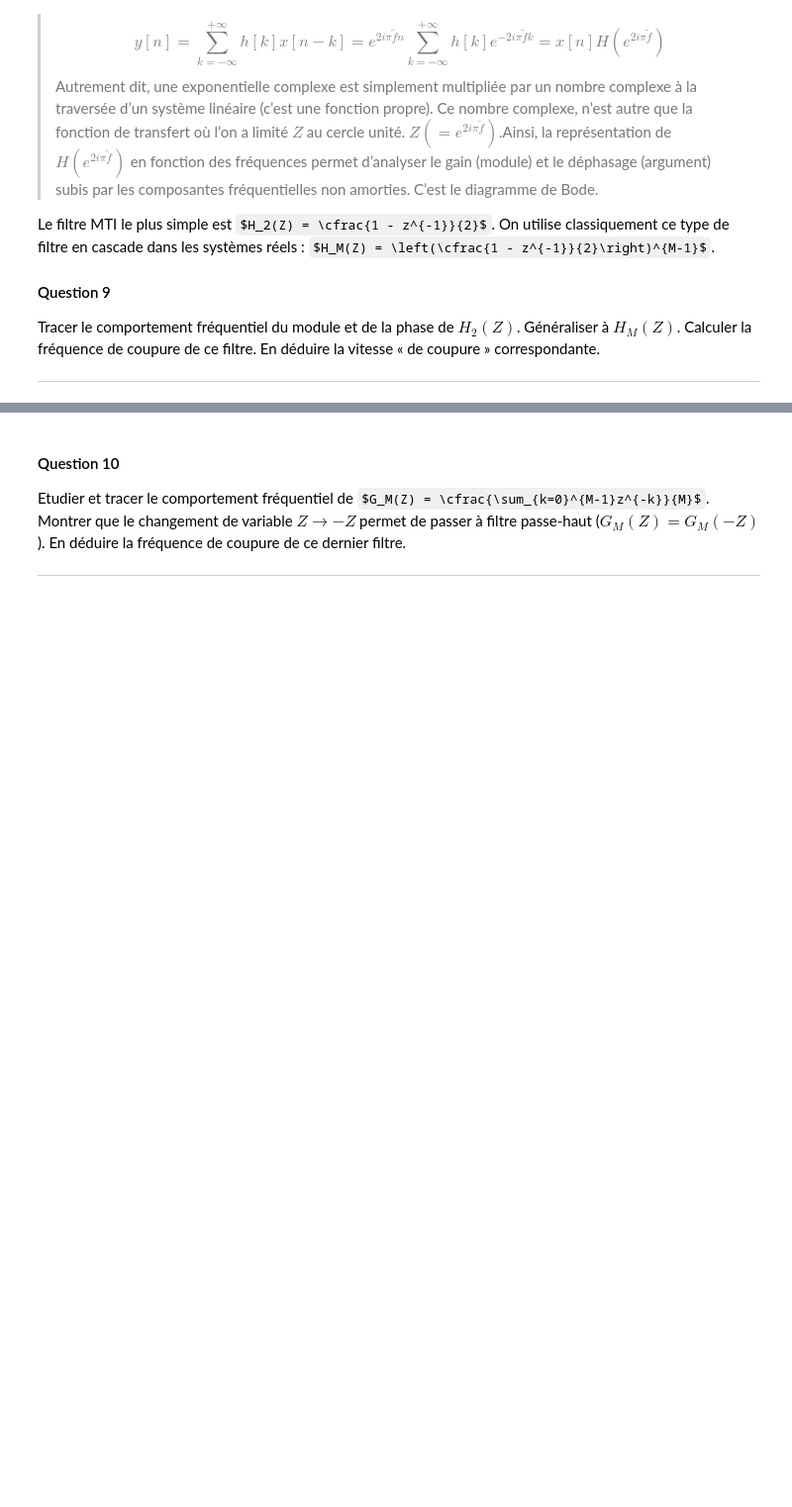
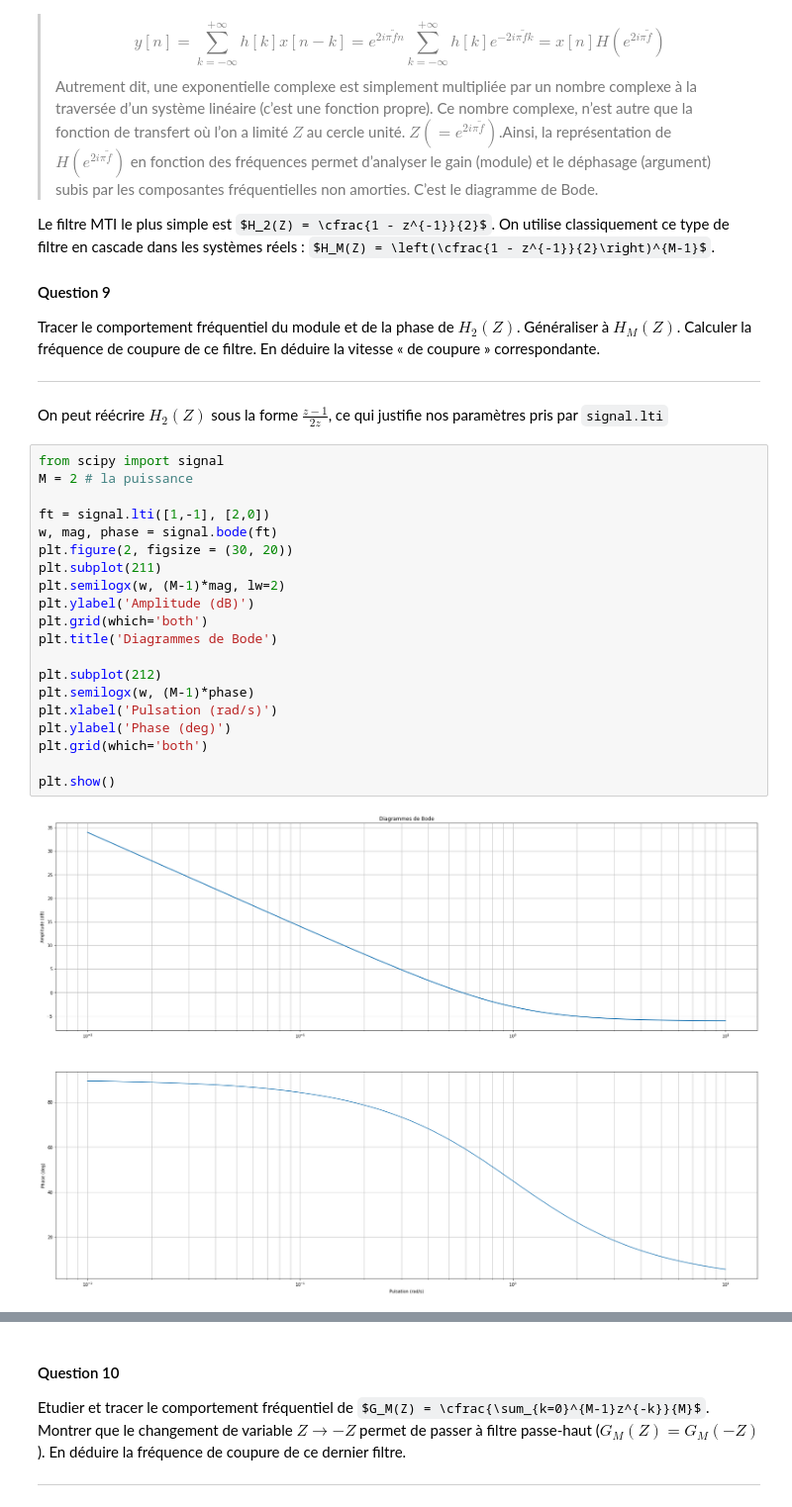
Before and after one commit to 21garbe/Traitement-du-siganl---1A, a Jupyter notebook: mini_projet_radar.ipynb, the cells around one changed output, grey strips where cells are left out. Shown at 99% size. Saved outputs shown, nothing was run; the diff lists cells and outputs as text; some formulas as TeX source; blank space fills up the shorter version.

```diff
--- a/mini_projet_radar.ipynb
+++ b/mini_projet_radar.ipynb
@@ -611,3 +611,27 @@ cascade dans les systèmes réels : $H_M(Z) = \left(\cfrac{1 - z^{-1}}{2}\righ
  Tracer le comportement fréquentiel du module et de la phase de $H_2(Z)$. Généraliser à $H_M(Z)$. Calculer la fréquence de coupure de ce filtre. En déduire la vitesse « de coupure » correspondante.
 
 ---
+# %% [markdown]
+On peut réécrire $H_2(Z)$ sous la forme $\frac{z-1}{2z}$, ce qui justifie nos paramètres pris par <code>signal.lti</code>
+# %%
+from scipy import signal
+M = 2 # la puissance
+
+ft = signal.lti([1,-1], [2,0])
+w, mag, phase = signal.bode(ft)
+plt.figure(2, figsize = (30, 20))
+plt.subplot(211)
+plt.semilogx(w, (M-1)*mag, lw=2)
+plt.ylabel('Amplitude (dB)')
+plt.grid(which='both')
+plt.title('Diagrammes de Bode')
+
+plt.subplot(212)
+plt.semilogx(w, (M-1)*phase)
+plt.xlabel('Pulsation (rad/s)')
+plt.ylabel('Phase (deg)')
+plt.grid(which='both')
+
+plt.show()
+# %% [output]
+[figure, added]
```
Also changed, not shown: parts of 3 cells of this notebook.
